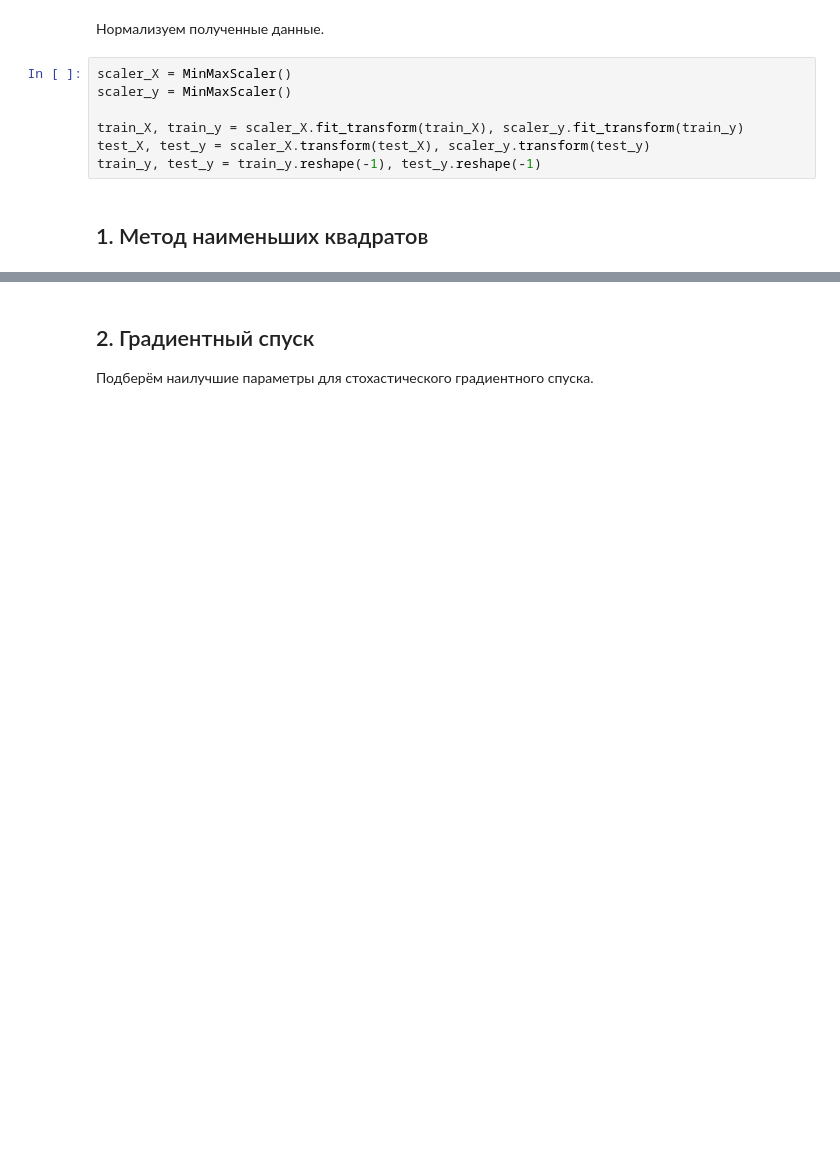
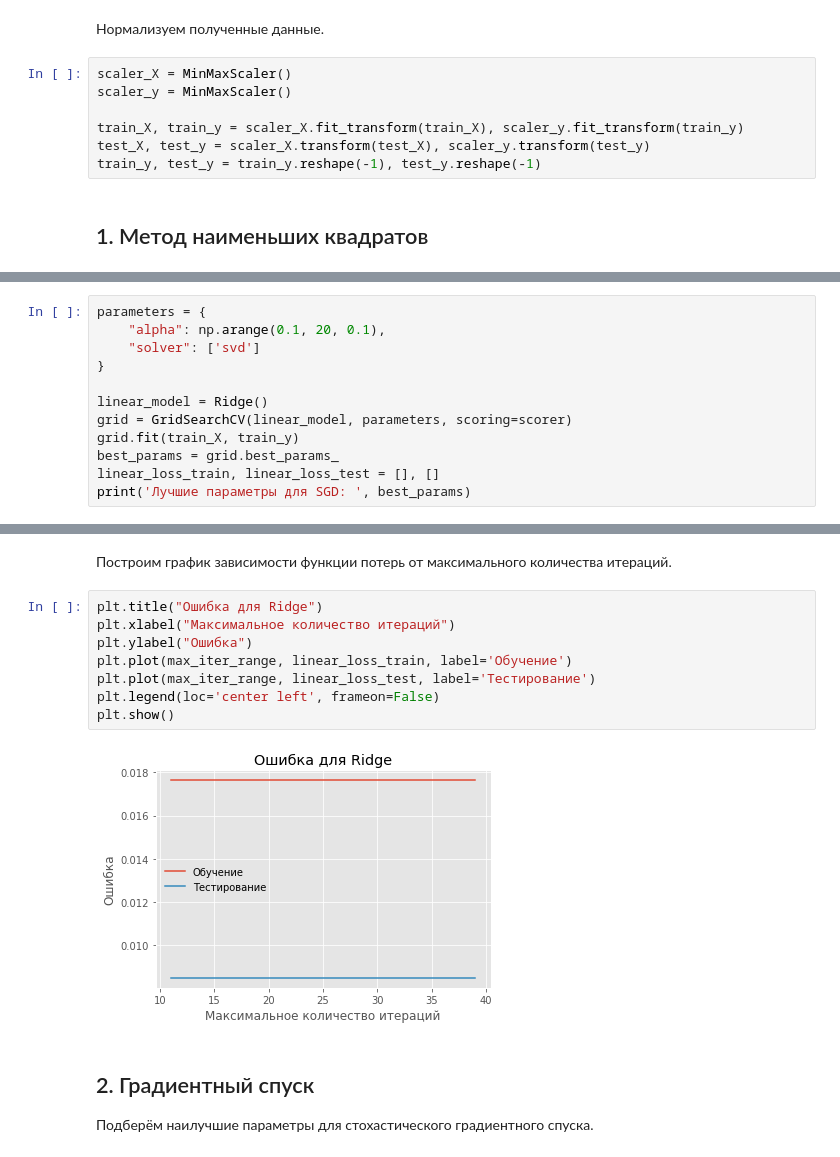
Before and after one commit to BakasaRus/IntelligentSystems, a Jupyter notebook: Labs/Linear.ipynb, the cells around one changed output, grey strips where cells are left out. Cells and saved outputs as stored; diff of their text form; blank space fills up the shorter version.

```diff
--- a/Labs/Linear.ipynb
+++ b/Labs/Linear.ipynb
@@ -75,0 +64,12 @@ SMAPE на тестовых данных:       0.87%
+# %%
+parameters = {
+    "alpha": np.arange(0.1, 20, 0.1),
+    "solver": ['svd']
+}
+
+linear_model = Ridge()
+grid = GridSearchCV(linear_model, parameters, scoring=scorer)
+grid.fit(train_X, train_y)
+best_params = grid.best_params_
+linear_loss_train, linear_loss_test = [], []
+print('Лучшие параметры для SGD: ', best_params)
@@ -76,3 +93,15 @@ SMAPE на тестовых данных:       0.87%
+# %% [markdown]
+Построим график зависимости функции потерь от максимального количества итераций.
+# %%
+plt.title("Ошибка для Ridge")
+plt.xlabel("Максимальное количество итераций")
+plt.ylabel("Ошибка")
+plt.plot(max_iter_range, linear_loss_train, label='Обучение')
+plt.plot(max_iter_range, linear_loss_test, label='Тестирование')
+plt.legend(loc='center left', frameon=False)
+plt.show()
+# %% [output]
+[figure, added]
 # %% [markdown]
 ## 2. Градиентный спуск
 
```
Also changed, not shown: parts of 15 cells of this notebook.
